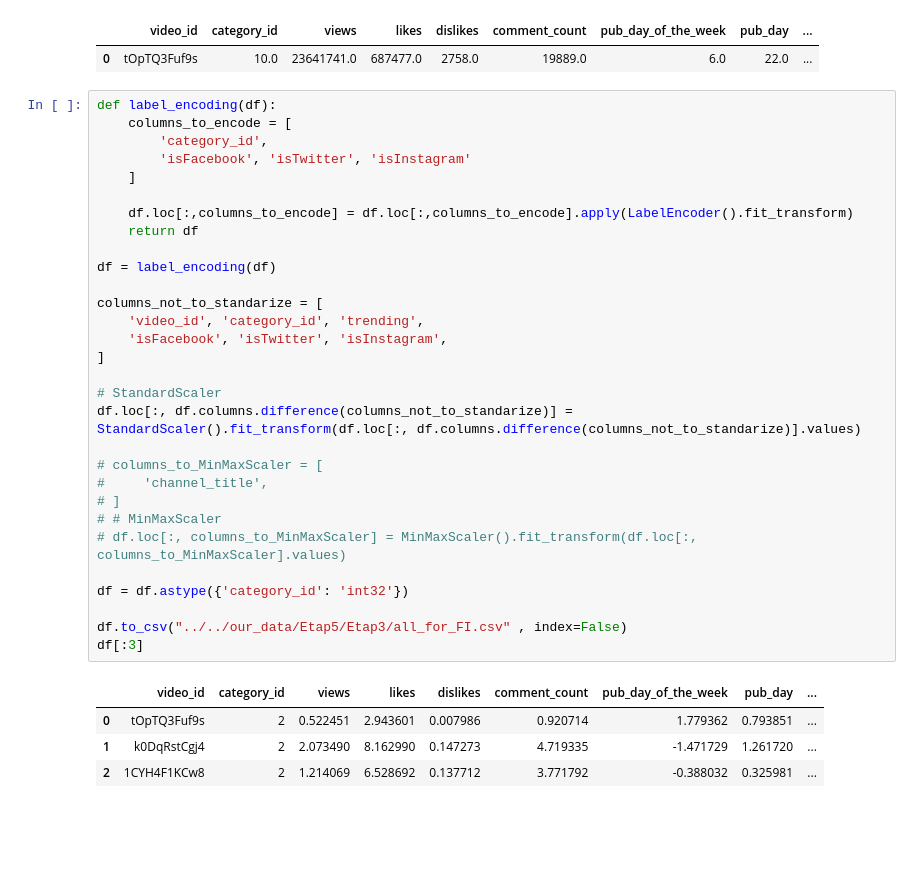
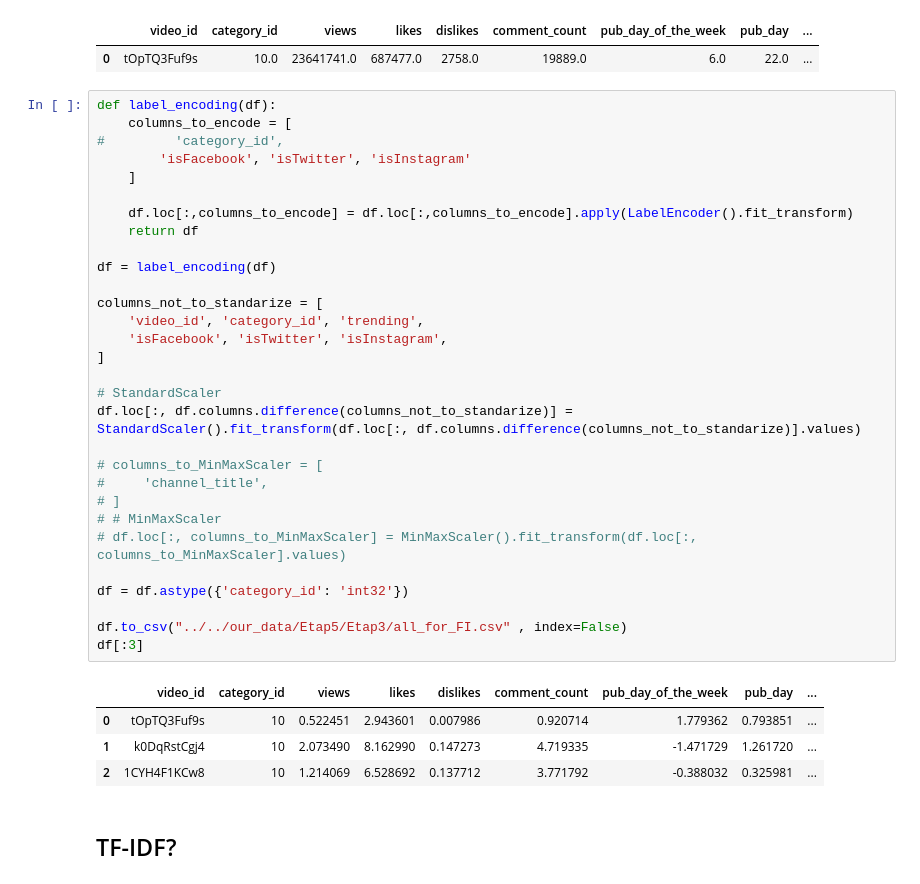
Before and after one commit to AdamKlejda/PED_YT, a Jupyter notebook: notebooks/Etap5/LiLatee_merged_processing.ipynb, the cells around one changed output. Drawn from its saved outputs; the diff is of its cells as text; blank space fills up the shorter version.

Commit message:
Etap5, fixed category_id

```diff
--- a/notebooks/Etap5/LiLatee_merged_processing.ipynb
+++ b/notebooks/Etap5/LiLatee_merged_processing.ipynb
@@ -122,35 +122,37 @@ df[:1]
 # %%
 def label_encoding(df):
     columns_to_encode = [
-        'category_id',
+#         'category_id',
         'isFacebook', 'isTwitter', 'isInstagram'
     ]
 
     df.loc[:,columns_to_encode] = df.loc[:,columns_to_encode].apply(LabelEncoder().fit_transform)
     return df
 
 df = label_encoding(df)
 
 columns_not_to_standarize = [
     'video_id', 'category_id', 'trending',
     'isFacebook', 'isTwitter', 'isInstagram',
 ]
 
 # StandardScaler
 df.loc[:, df.columns.difference(columns_not_to_standarize)] = StandardScaler().fit_transform(df.loc[:, df.columns.difference(columns_not_to_standarize)].values)
 
 # columns_to_MinMaxScaler = [
 #     'channel_title',
 # ]
 # # MinMaxScaler
 # df.loc[:, columns_to_MinMaxScaler] = MinMaxScaler().fit_transform(df.loc[:, columns_to_MinMaxScaler].values)
 
 df = df.astype({'category_id': 'int32'})
 
 df.to_csv("../../our_data/Etap5/Etap3/all_for_FI.csv" , index=False)
 df[:3]
 # %% [output]
 |  | video_id | category_id | views | likes | dislikes | comment_count | pub_day_of_the_week | pub_day | ... |
-| 0 | tOpTQ3Fuf9s | 2 | 0.522451 | 2.943601 | 0.007986 | 0.920714 | 1.779362 | 0.793851 | ... |
-| 1 | k0DqRstCgj4 | 2 | 2.073490 | 8.162990 | 0.147273 | 4.719335 | -1.471729 | 1.261720 | ... |
-| 2 | 1CYH4F1KCw8 | 2 | 1.214069 | 6.528692 | 0.137712 | 3.771792 | -0.388032 | 0.325981 | ... |
+| 0 | tOpTQ3Fuf9s | 10 | 0.522451 | 2.943601 | 0.007986 | 0.920714 | 1.779362 | 0.793851 | ... |
+| 1 | k0DqRstCgj4 | 10 | 2.073490 | 8.162990 | 0.147273 | 4.719335 | -1.471729 | 1.261720 | ... |
+| 2 | 1CYH4F1KCw8 | 10 | 1.214069 | 6.528692 | 0.137712 | 3.771792 | -0.388032 | 0.325981 | ... |
+# %% [markdown]
+## TF-IDF?
```
Also changed, not shown: parts of 4 cells of this notebook, 2 other files.
